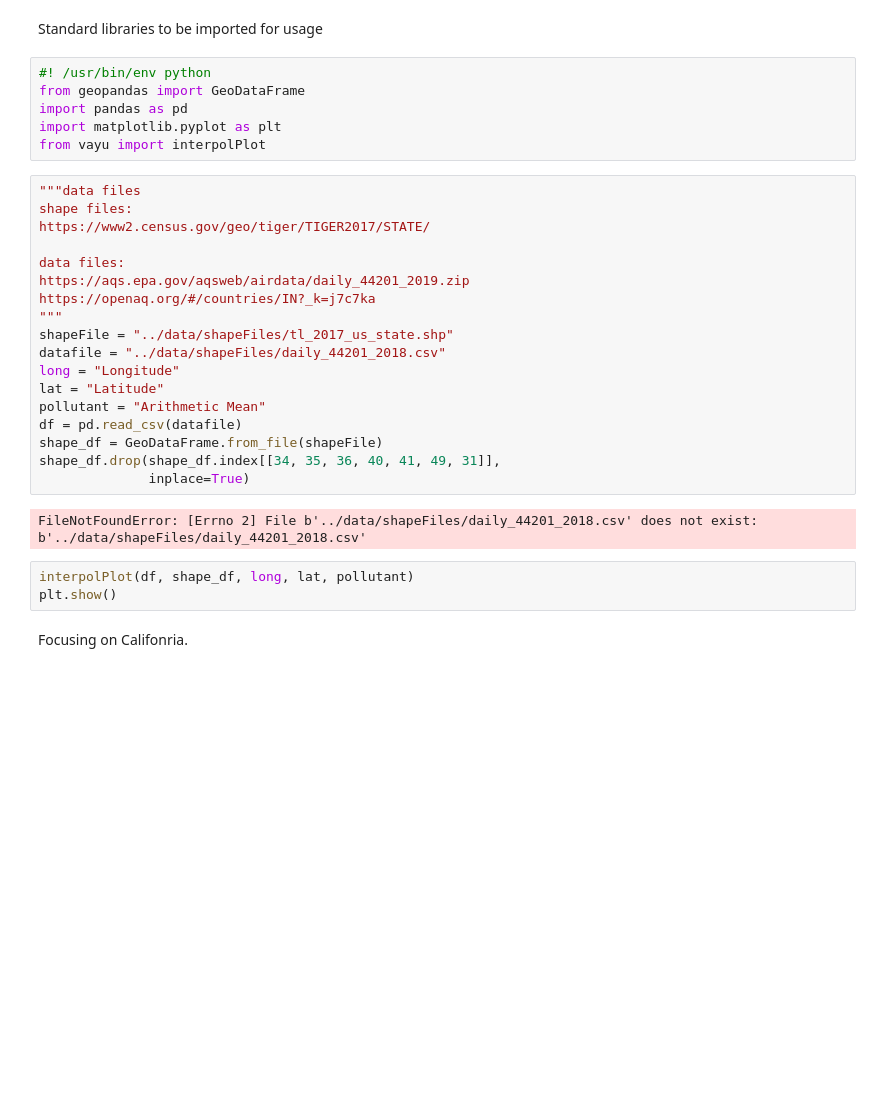
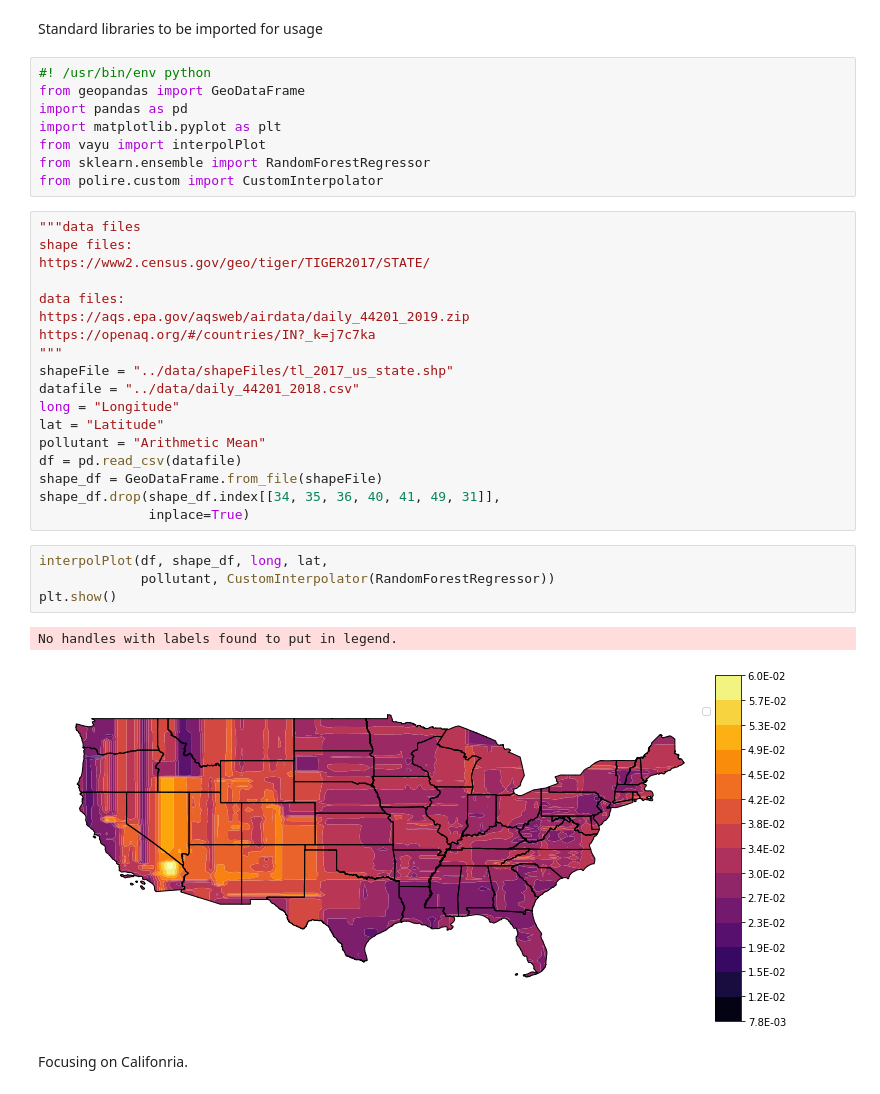
Before and after one commit to sustainability-lab/vayu, a Jupyter notebook: examples/nbs/interpolPlot.ipynb, the cells around one changed output. Cells and saved outputs as stored; diff of their text form; blank space fills up the shorter version.

Commit message:
interpolPlot

```diff
--- a/examples/nbs/interpolPlot.ipynb
+++ b/examples/nbs/interpolPlot.ipynb
@@ -10,6 +10,8 @@ from geopandas import GeoDataFrame
 import pandas as pd
 import matplotlib.pyplot as plt
 from vayu import interpolPlot
+from sklearn.ensemble import RandomForestRegressor
+from polire.custom import CustomInterpolator
 # %%
 """data files
 shape files:
@@ -20,7 +22,7 @@ https://aqs.epa.gov/aqsweb/airdata/daily_44201_2019.zip
 https://openaq.org/#/countries/IN?_k=j7c7ka
 """
 shapeFile = "../data/shapeFiles/tl_2017_us_state.shp"
-datafile = "../data/shapeFiles/daily_44201_2018.csv"
+datafile = "../data/daily_44201_2018.csv"
 long = "Longitude"
 lat = "Latitude"
 pollutant = "Arithmetic Mean"
@@ -28,11 +30,13 @@ df = pd.read_csv(datafile)
 shape_df = GeoDataFrame.from_file(shapeFile)
 shape_df.drop(shape_df.index[[34, 35, 36, 40, 41, 49, 31]],
               inplace=True)
-# %% [output]
-FileNotFoundError: [Errno 2] File b'../data/shapeFiles/daily_44201_2018.csv' does not exist: b'../data/shapeFiles/daily_44201_2018.csv'
 # %%
-interpolPlot(df, shape_df, long, lat, pollutant)
+interpolPlot(df, shape_df, long, lat,
+             pollutant, CustomInterpolator(RandomForestRegressor))
 plt.show()
+# %% [output]
+No handles with labels found to put in legend.
+[figure, added]
 # %% [markdown]
 Focusing on Califonria.
 # %%
```
Also changed, not shown: parts of 9 cells of this notebook, 1 other file.
